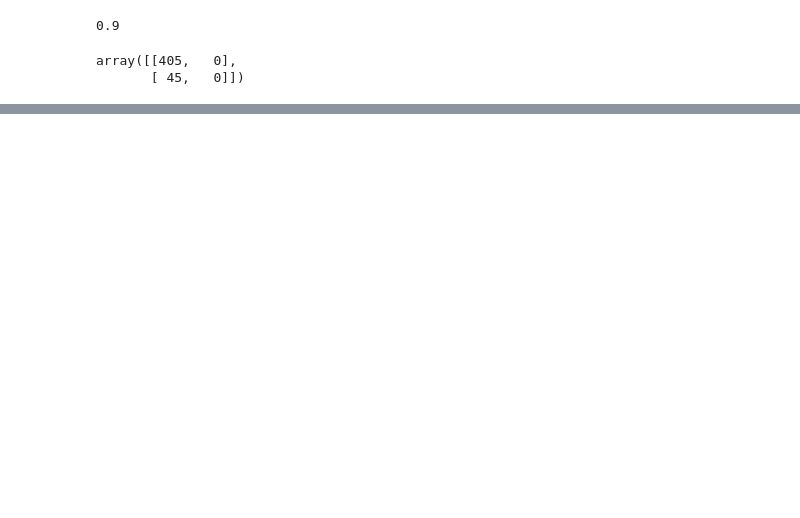
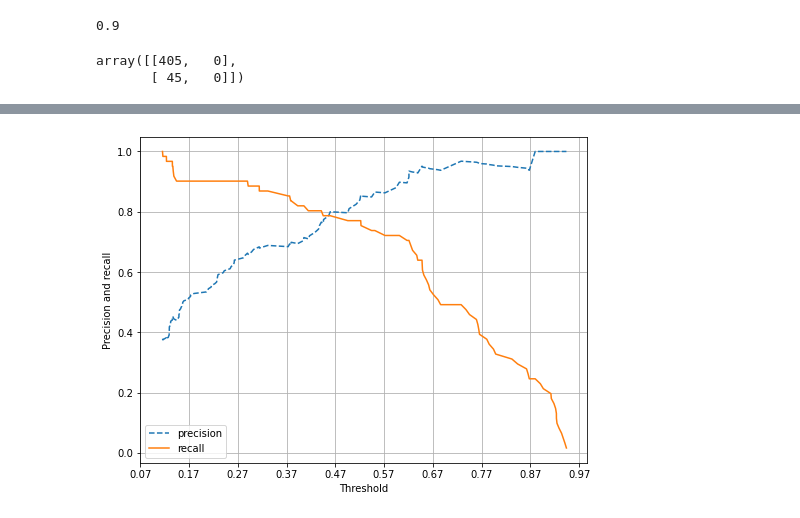
Before and after one commit to hunman89/ml, a Jupyter notebook: sklearn/Evaluation.ipynb, the cells around one changed output, grey strips where cells are left out. Drawn from its saved outputs; the diff is of its cells as text; code cells hidden in the pictures; blank space fills up the shorter version.

Commit message:
precision and recall

```diff
--- a/sklearn/Evaluation.ipynb
+++ b/sklearn/Evaluation.ipynb
@@ -33,0 +71,18 @@ array([[405,   0],
+# %%
+import pandas as pd
+from sklearn.model_selection import train_test_split
+from sklearn.linear_model import LogisticRegression
+
+titanic_df = pd.read_csv('./titanic/titanic_train.csv')
+y_titanic_df = titanic_df['Survived']
+X_titanid_df = titanic_df.drop('Survived', axis=1)
+X_titanid_df = tranform_feature(X_titanid_df)
+
+X_train, X_test, y_train, y_test = train_test_split(X_titanid_df, y_titanic_df, test_size=0.20, random_state=11)
+
+lr_clf = LogisticRegression(solver='liblinear')
+
+lr_clf.fit(X_train, y_train)
+pred = lr_clf.predict(X_test)
+
+get_clf_eval(y_test, pred)
@@ -33,0 +170,22 @@ array([[405,   0],
+# %%
+from sklearn.metrics import precision_recall_curve
+import matplotlib.pyplot as plt
+import matplotlib.ticker as ticker
+%matplotlib inline
+
+pred_proba_class1 = lr_clf.predict_proba(X_test)[:,1]
+
+precisions, recalls, thresholds = precision_recall_curve(y_test, pred_proba_class1)
+
+plt.figure(figsize=(8,6))
+thresholds_boundary = thresholds.shape[0]
+plt.plot(thresholds, precisions[0:thresholds_boundary], linestyle='--', label='precision')
+plt.plot(thresholds, recalls[0:thresholds_boundary], label='recall')
+start, end = plt.xlim()
+plt.xticks(np.round(np.arange(start,end,0.1),2))
+plt.xlabel('Threshold')
+plt.ylabel('Precision and recall')
+plt.legend(); plt.grid()
+plt.show()
+# %% [output]
+[figure, added]
```
Also changed, not shown: parts of 10 cells of this notebook.
